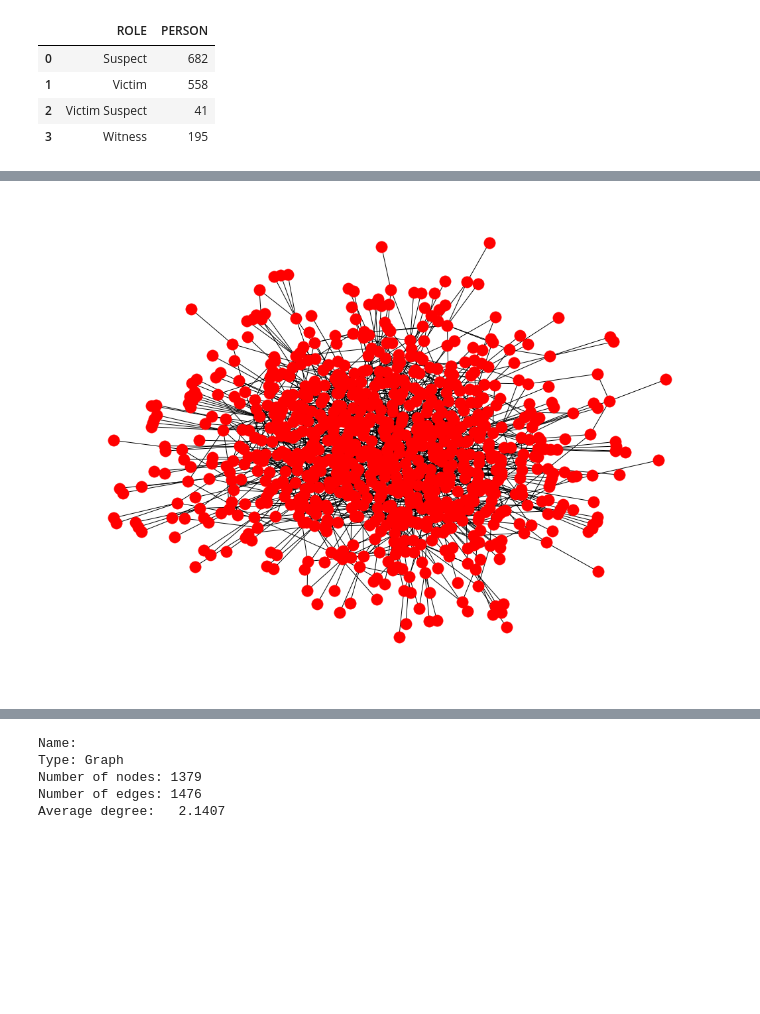
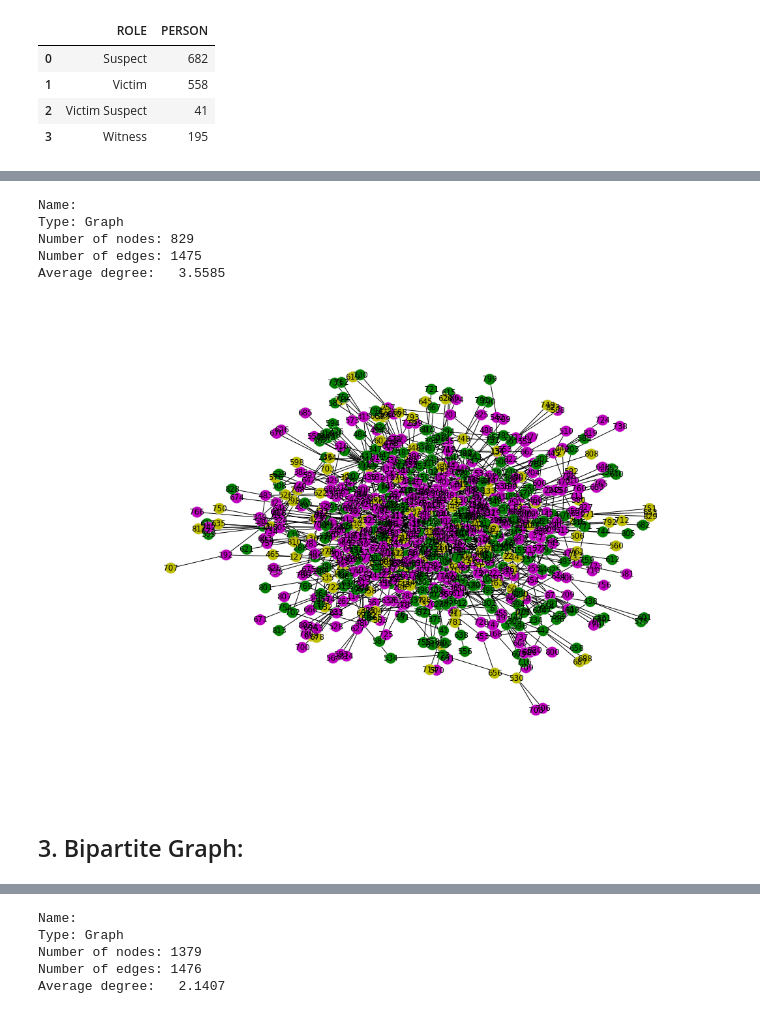
Before and after one commit to silverrainb/web-analytics, a Jupyter notebook: project2/Project2 Meaghan 07-01-18.ipynb, the cells around one changed output, grey strips where cells are left out. Cells and saved outputs as stored; diff of their text form; code cells hidden in the pictures; blank space fills up the shorter version.

```diff
--- a/project2/Project2 Meaghan 07-01-18.ipynb
+++ b/project2/Project2 Meaghan 07-01-18.ipynb
@@ -52,23 +52,23 @@ warnings.filterwarnings('ignore')
   - **person_df['SEX']:** "ent.moreno_crime.person.sex" -- Contains the attribute `sex` of entity `person` of the network
   - **all_data_df:** all metadata merged together
 # %%
-data_location = "https://raw.githubusercontent.com/silverrainb/web-analytics/master/project2/Data/"
+data_location = r'C:\Users\TEMP\BI Tech Team\web-analytics-master\project2\Data'
 
 #Loading TSV file
-crime_df = pd.read_csv(data_location+"out.moreno_crime_crime",
+crime_df = pd.read_csv(data_location+"\out.moreno_crime_crime",
                        delim_whitespace=True, header=None, skiprows=[0,1],
                        names=['PERSON', 'CRIME'])
 #Load role
-crime_df['ROLE'] = pd.read_csv(data_location+"rel.moreno_crime_crime.person.role", header=None)
+crime_df['ROLE'] = pd.read_csv(data_location+"\\role.txt", header=None)
 
 #load person information
-person_df = pd.read_csv(data_location+"ent.moreno_crime_crime.person.name", header=None,names=['NAME'])
+person_df = pd.read_csv(str(data_location)+"\ent.moreno_crime_crime.person.name", header=None,names=['NAME'])
 
 #added index number that matches person crime number
 person_df['PERSON'] = person_df.index.values+1
 
 #sex of person
-person_df['SEX'] = pd.read_csv(data_location+"ent.moreno_crime_crime.person.sex", header=None)
+person_df['SEX'] = pd.read_csv(data_location+"\ent.moreno_crime_crime.person.sex", header=None)
 person_df['SEX'].replace({1: 'M', 0: 'F'}, inplace = True)
 
 #merged data from crime data and person
@@ -101,0 +132,9 @@ role_summary
+# %%
+keys = []
+values = []
+roles = crime_df['ROLE'].unique().tolist()
+for x in roles:
+    keys.append(x)
+    temp_df = crime_df.loc[crime_df['ROLE'] == x]
+    values.append(temp_df['PERSON'].unique().tolist())
+role_dict = dict(zip(keys, values))
@@ -102,9 +150,28 @@ role_summary
 # %%
-G = nx.from_pandas_dataframe(all_data_df , 'PERSON','CRIME', edge_attr = ['ROLE','NAME','SEX'],create_using=nx.Graph())
+G = nx.from_pandas_dataframe(crime_df , 'PERSON','CRIME', edge_attr = ['ROLE','NAME','SEX'],create_using=nx.Graph())
-# %%
-plt.figure(figsize=(14, 10))
-nx.draw(G)
-plt.show()
-# %% [output]
-[figure, removed]
+# %%
+print(nx.info(G))
+# %% [output]
+Name:
+Type: Graph
+Number of nodes: 829
+Number of edges: 1475
+Average degree:   3.5585
+# %%
+plt.figure(figsize=(14, 10))
+color=[]
+for x in G.degree().keys():
+    if x in role_dict ['Suspect']:
+        color.append('m')
+    elif x in role_dict['Victim']:
+        color.append('g')
+    else:
+        color.append('y')
+
+nx.draw(G,node_color =color, with_labels=True)
+plt.show()
+# %% [output]
+[figure, added]
+# %% [markdown]
+## 3. Bipartite Graph:
 # %% [markdown]
```
Also changed, not shown: parts of 42 cells of this notebook.
